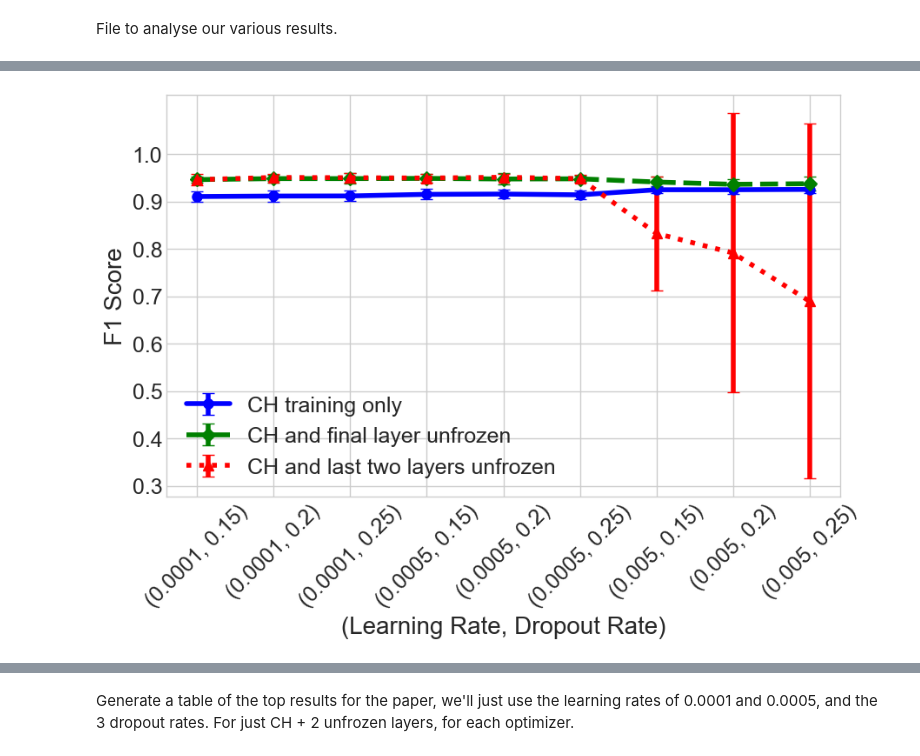
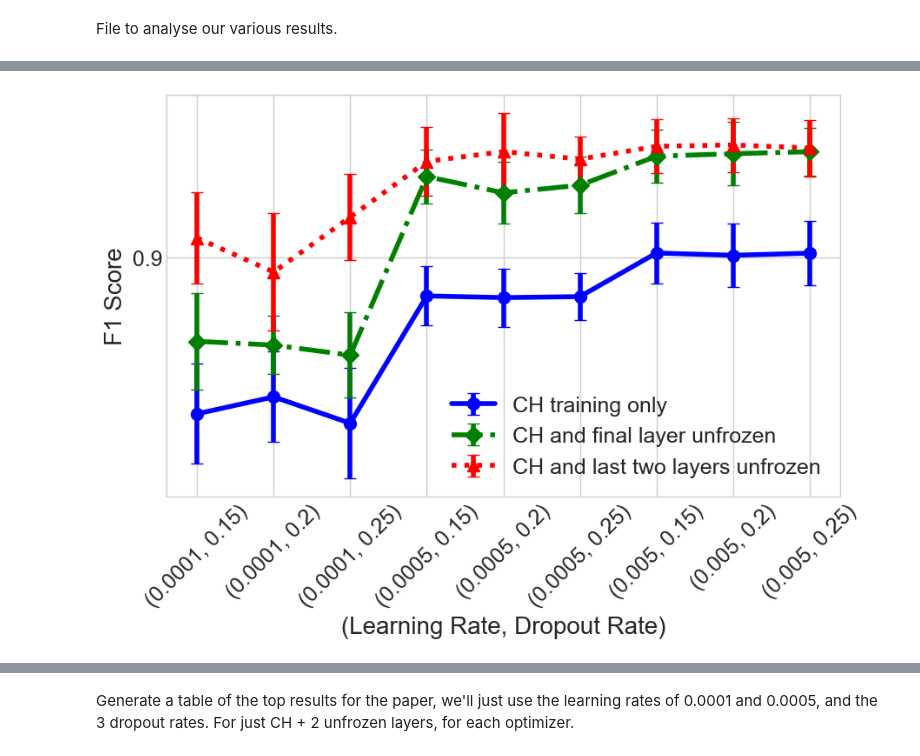
Before and after one commit to CRMDS/Kinetic-Injury-Triage, a Jupyter notebook: Results/resultsAnalysis.ipynb, the cells around one changed output, grey strips where cells are left out. Saved outputs shown, nothing was run; the diff lists cells and outputs as text; code cells hidden in the pictures.

```diff
--- a/Results/resultsAnalysis.ipynb
+++ b/Results/resultsAnalysis.ipynb
@@ -111,7 +143,7 @@ plot_optimizer_results(results_data, 'AdamW', metric='accuracy', metric_err='acc
 # %%
 # F1 Score plot
-plot_optimizer_results(results_data, 'AdamW', metric='f1_score', metric_err='f1_score_std')
+plot_optimizer_results(results_data, 'SGD', metric='f1_score', metric_err='f1_score_std')
 # %% [output]
-[figure, old version]
+[figure, new version]
 # %%
 # Training time plot
```
Also changed, not shown: parts of 35 cells of this notebook.
